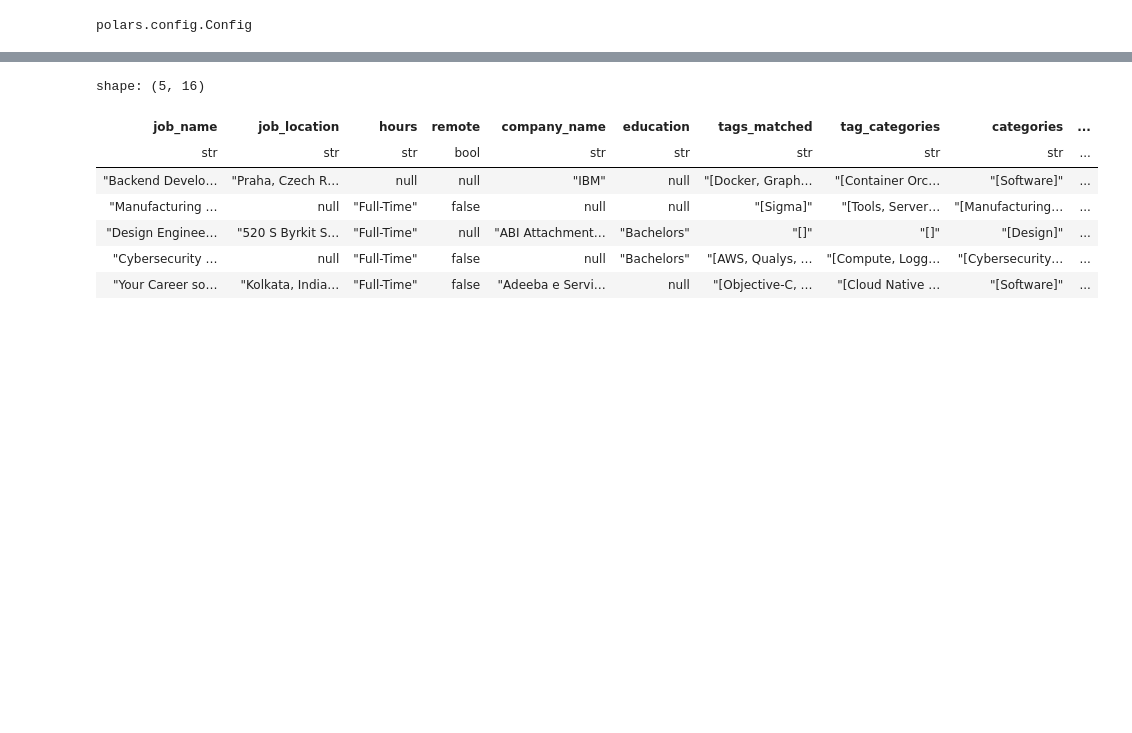
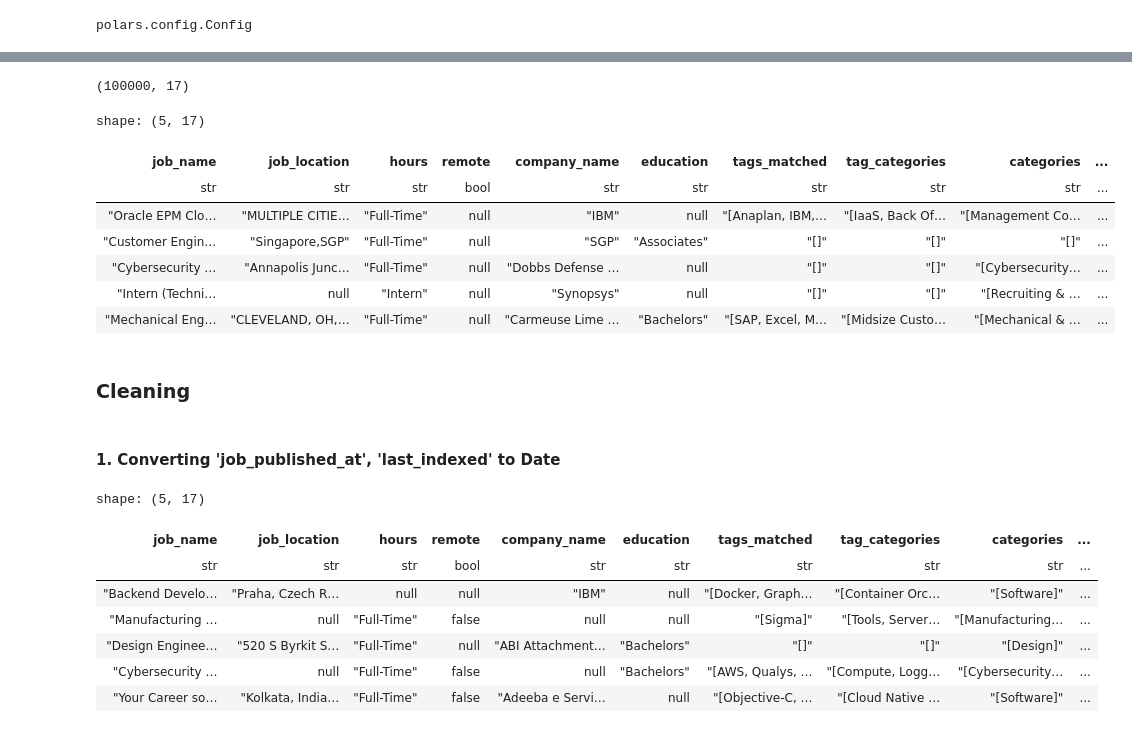
Before and after one commit to anopsy/sourcestack, a Jupyter notebook: data/explore.ipynb, the cells around one changed output, grey strips where cells are left out. Drawn from its saved outputs; the diff is of its cells as text; code cells hidden in the pictures; blank space fills up the shorter version.

Commit message:
cleaning

```diff
--- a/data/explore.ipynb
+++ b/data/explore.ipynb
@@ -74,0 +96,4 @@ shape: (3, 16)
+# %%
+#adding static columns with a string helping identify the df
+old_df = old_df.with_columns(pl.lit('no').alias('new'))
+new_df = new_df.with_columns(pl.lit('yes').alias('new'))
@@ -75 +111,23 @@ shape: (3, 16)
+# %%
+#concatenating old and new data
+whole_df = old_df.vstack(new_df)
+
+print(whole_df.shape)
+# %% [output]
+(100000, 17)
+# %%
+whole_df.sample(5)
+# %% [output]
+shape: (5, 17)
+| job_name | job_location | hours | remote | company_name | education | tags_matched | tag_categories | categories | ... |
+| str | str | str | bool | str | str | str | str | str | ... |
+| "Oracle EPM Clo… | "MULTIPLE CITIE… | "Full-Time" | null | "IBM" | null | "[Anaplan, IBM,… | "[IaaS, Back Of… | "[Management Co… | ... |
+| "Customer Engin… | "Singapore,SGP" | "Full-Time" | null | "SGP" | "Associates" | "[]" | "[]" | "[]" | ... |
+| "Cybersecurity … | "Annapolis Junc… | "Full-Time" | null | "Dobbs Defense … | null | "[]" | "[]" | "[Cybersecurity… | ... |
+| "Intern (Techni… | null | "Intern" | null | "Synopsys" | null | "[]" | "[]" | "[Recruiting & … | ... |
+| "Mechanical Eng… | "CLEVELAND, OH,… | "Full-Time" | null | "Carmeuse Lime … | "Bachelors" | "[SAP, Excel, M… | "[Midsize Custo… | "[Mechanical & … | ... |
+# %% [markdown]
+### Cleaning
+# %% [markdown]
+#### 1. Converting 'job_published_at', 'last_indexed' to Date
 # %%
@@ -77,7 +135,7 @@ oldss_df = old_df1.with_columns(pl.col('job_published_at', 'last_indexed').str.t
 # %%
-oldss_df.head()
+whole_df.head()
 # %% [output]
-shape: (5, 16)
+shape: (5, 17)
 | job_name | job_location | hours | remote | company_name | education | tags_matched | tag_categories | categories | ... |
 | str | str | str | bool | str | str | str | str | str | ... |
 | "Backend Develo… | "Praha, Czech R… | null | null | "IBM" | null | "[Docker, Graph… | "[Container Orc… | "[Software]" | ... |
```
Also changed, not shown: parts of 48 cells of this notebook.
